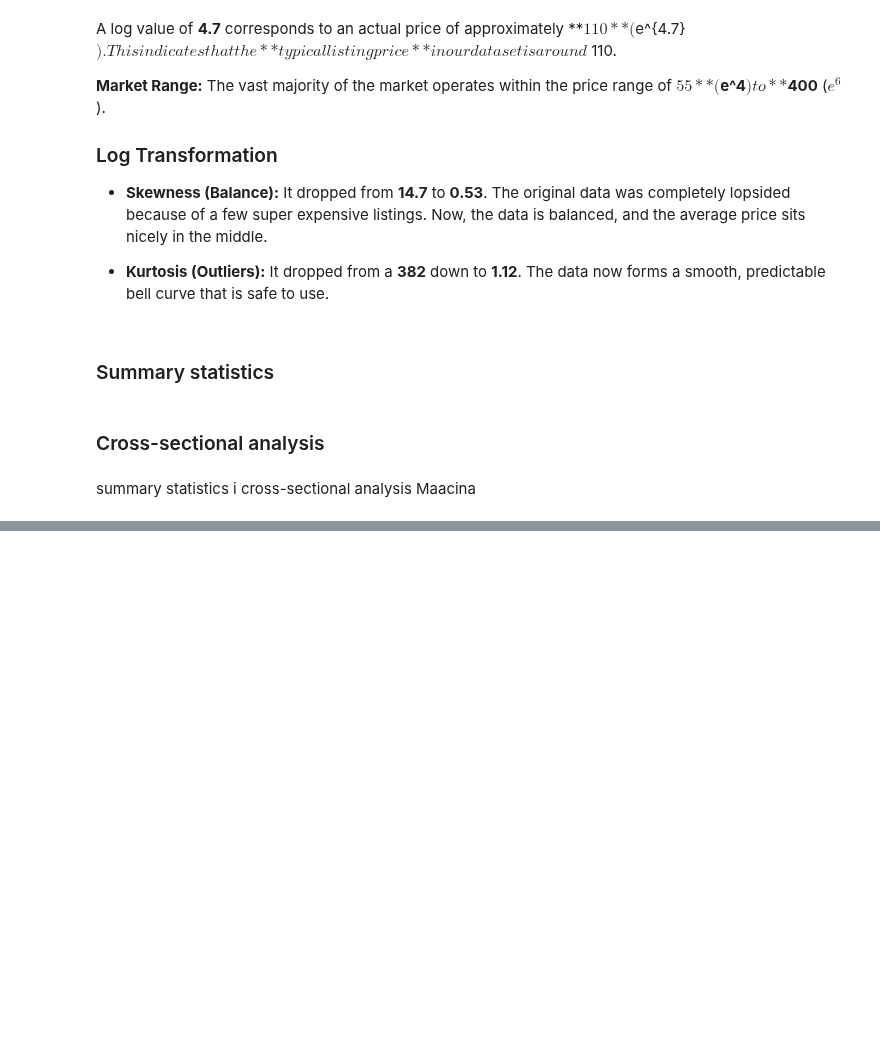
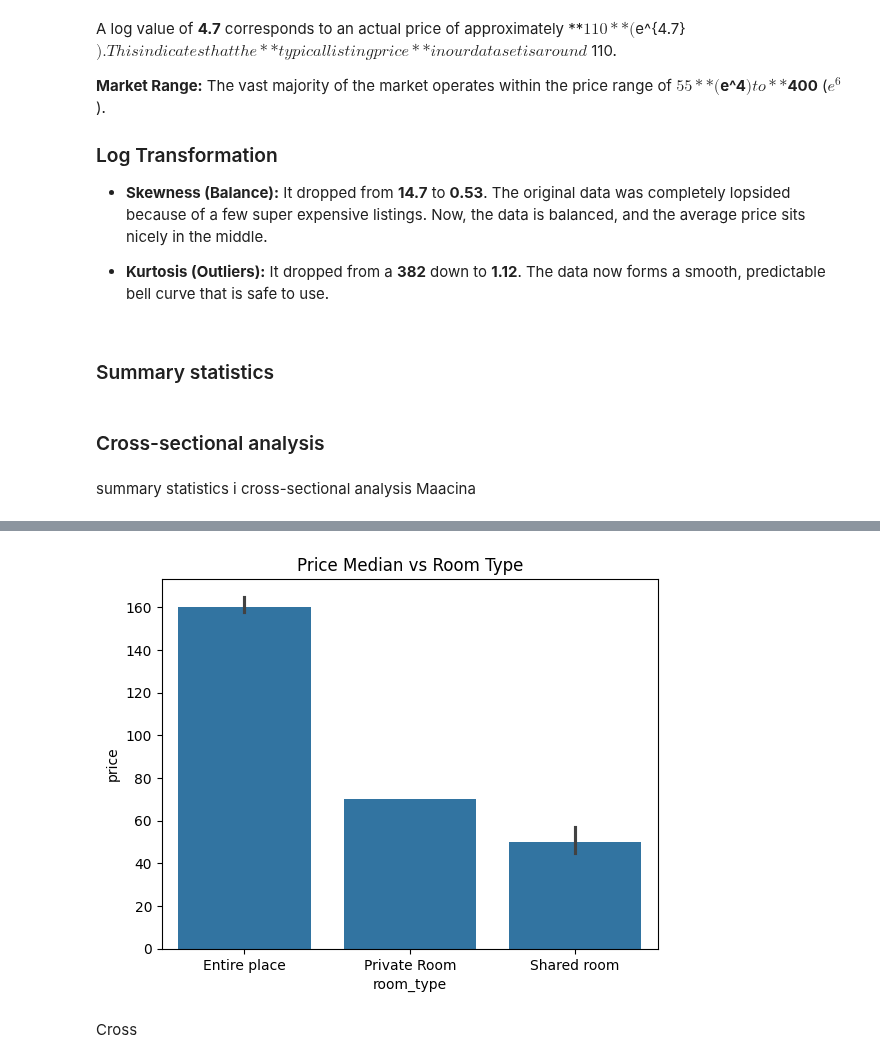
Before and after one commit to simioon/descriptive-statistics-meanlads, a Jupyter notebook: data-cleansing-visualization/Cleaning_Data_in_Python_live_session.ipynb, the cells around one changed output, grey strips where cells are left out. Cells and saved outputs as stored; diff of their text form; code cells hidden in the pictures; blank space fills up the shorter version.

```diff
--- a/data-cleansing-visualization/Cleaning_Data_in_Python_live_session.ipynb
+++ b/data-cleansing-visualization/Cleaning_Data_in_Python_live_session.ipynb
@@ -874,0 +944,11 @@ summary statistics i cross-sectional analysis Maacina
+# %%
+import seaborn as sns
+import matplotlib.pyplot as plt
+
+sns.barplot(data=airbnb, x='room_type', y='price', estimator='median')
+plt.title('Price Median vs Room Type')
+plt.show()
+# %% [output]
+[figure, added]
+# %% [markdown]
+Cross
```
Also changed, not shown: parts of 15 cells of this notebook.
